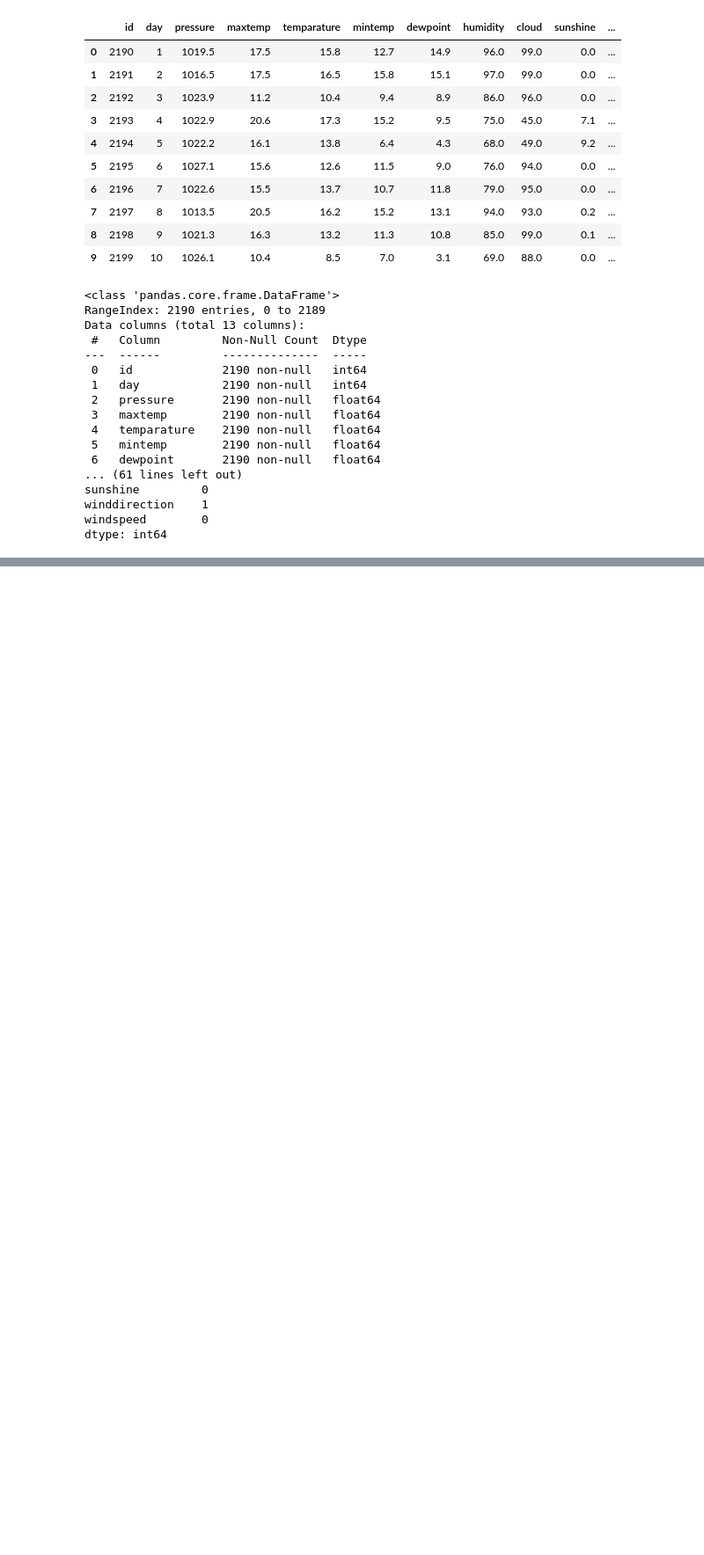
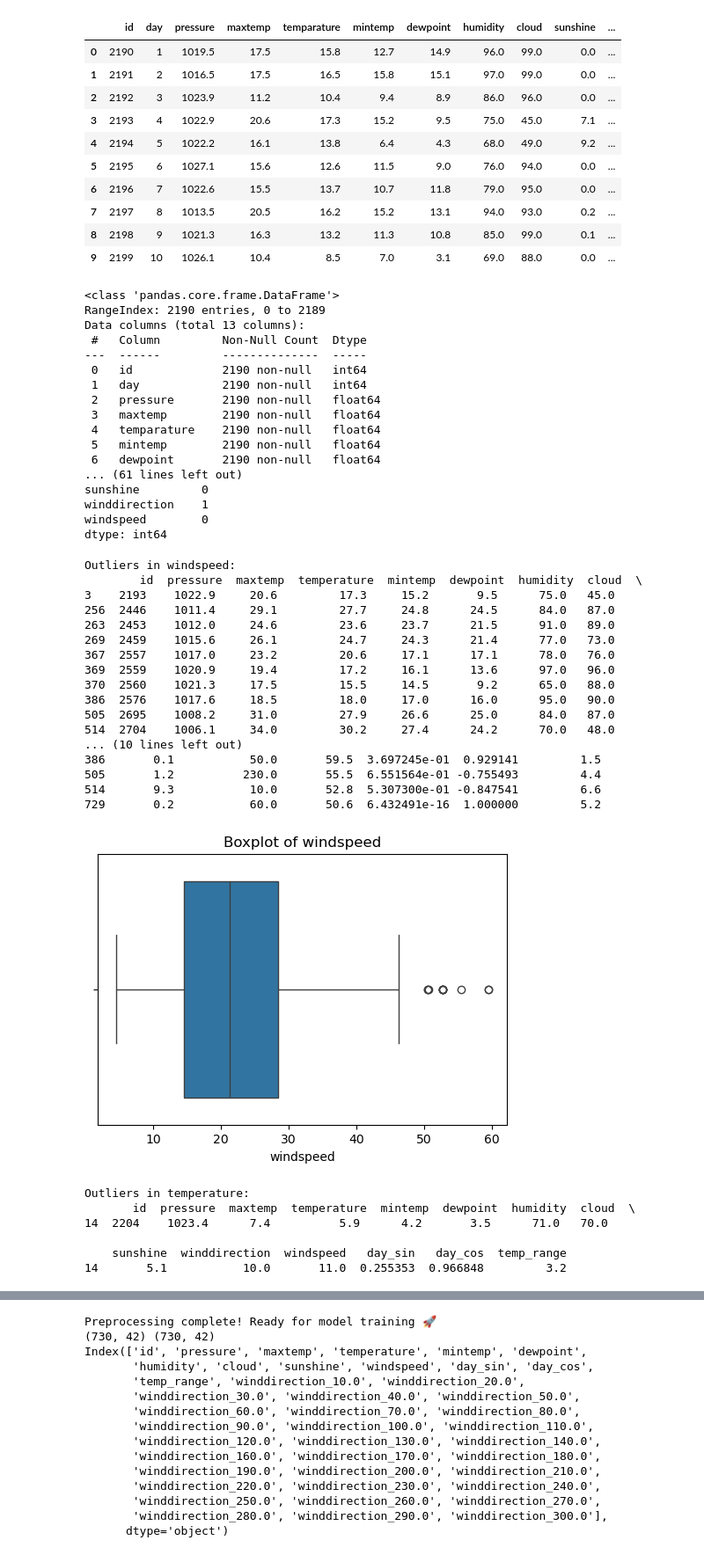
Before and after one commit to Seryabiz/PHASE_5_CAPSTONE_PROJECT, a Jupyter notebook: Notebooks/Alfred.ipynb, the cells around one changed output, grey strips where cells are left out. Shown at 88% size. Drawn from its saved outputs; the diff is of its cells as text; code cells hidden in the pictures; blank space fills up the shorter version.

Commit message:
Ran full processing on the train path and test path

```diff
--- a/Notebooks/Alfred.ipynb
+++ b/Notebooks/Alfred.ipynb
@@ -281,0 +204,37 @@ def run_full_preprocessing(train_path, test_path):
+# %%
+import Preprocessing
+
+train_path = '../Data/test.csv'
+test_path = '../Data/test.csv'
+
+df_train, df_test, scaler = Preprocessing.run_full_preprocessing(train_path, test_path)
+
+print(df_train.shape, df_test.shape)
+print(df_train.columns)
+df_train.describe()
+df_test.describe()
+# %% [output]
+Outliers in windspeed:
+        id  pressure  maxtemp  temperature  mintemp  dewpoint  humidity  cloud  \
+3    2193    1022.9     20.6         17.3     15.2       9.5      75.0   45.0
+256  2446    1011.4     29.1         27.7     24.8      24.5      84.0   87.0
+263  2453    1012.0     24.6         23.6     23.7      21.5      91.0   89.0
+269  2459    1015.6     26.1         24.7     24.3      21.4      77.0   73.0
+367  2557    1017.0     23.2         20.6     17.1      17.1      78.0   76.0
+369  2559    1020.9     19.4         17.2     16.1      13.6      97.0   96.0
+370  2560    1021.3     17.5         15.5     14.5       9.2      65.0   88.0
+386  2576    1017.6     18.5         18.0     17.0      16.0      95.0   90.0
+505  2695    1008.2     31.0         27.9     26.6      25.0      84.0   87.0
+514  2704    1006.1     34.0         30.2     27.4      24.2      70.0   48.0
+... (10 lines left out)
+386       0.1           50.0       59.5  3.697245e-01  0.929141         1.5
+505       1.2          230.0       55.5  6.551564e-01 -0.755493         4.4
+514       9.3           10.0       52.8  5.307300e-01 -0.847541         6.6
+729       0.2           60.0       50.6  6.432491e-16  1.000000         5.2
+[figure, added]
+Outliers in temperature:
+       id  pressure  maxtemp  temperature  mintemp  dewpoint  humidity  cloud  \
+14  2204    1023.4      7.4          5.9      4.2       3.5      71.0   70.0
+
+    sunshine  winddirection  windspeed   day_sin   day_cos  temp_range
+14       5.1           10.0       11.0  0.255353  0.966848         3.2
@@ -281,0 +242,15 @@ def run_full_preprocessing(train_path, test_path):
+Preprocessing complete! Ready for model training 🚀
+(730, 42) (730, 42)
+Index(['id', 'pressure', 'maxtemp', 'temperature', 'mintemp', 'dewpoint',
+       'humidity', 'cloud', 'sunshine', 'windspeed', 'day_sin', 'day_cos',
+       'temp_range', 'winddirection_10.0', 'winddirection_20.0',
+       'winddirection_30.0', 'winddirection_40.0', 'winddirection_50.0',
+       'winddirection_60.0', 'winddirection_70.0', 'winddirection_80.0',
+       'winddirection_90.0', 'winddirection_100.0', 'winddirection_110.0',
+       'winddirection_120.0', 'winddirection_130.0', 'winddirection_140.0',
+       'winddirection_160.0', 'winddirection_170.0', 'winddirection_180.0',
+       'winddirection_190.0', 'winddirection_200.0', 'winddirection_210.0',
+       'winddirection_220.0', 'winddirection_230.0', 'winddirection_240.0',
+       'winddirection_250.0', 'winddirection_260.0', 'winddirection_270.0',
+       'winddirection_280.0', 'winddirection_290.0', 'winddirection_300.0'],
+      dtype='object')
```
Also changed, not shown: parts of 2 cells of this notebook.
